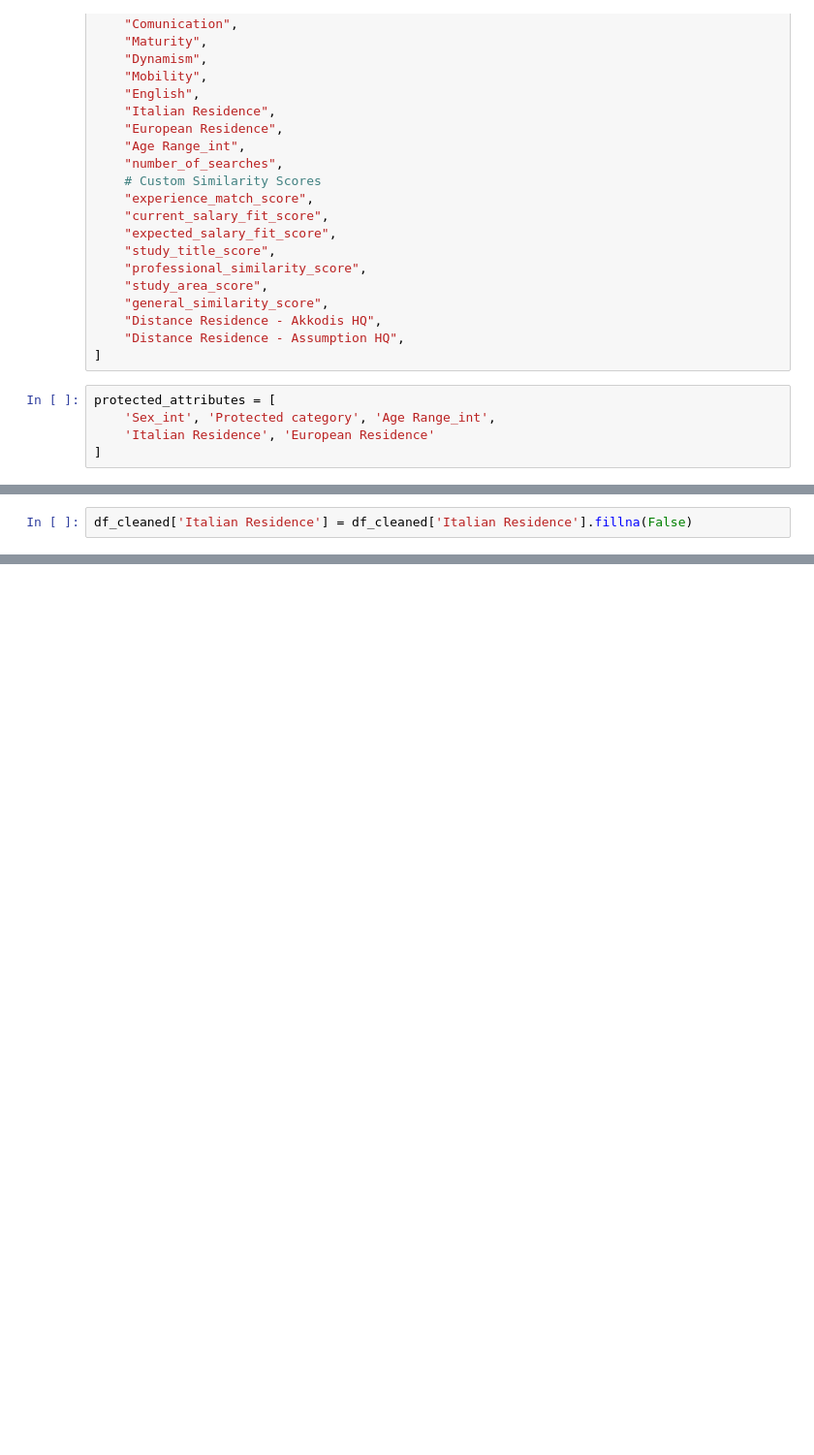
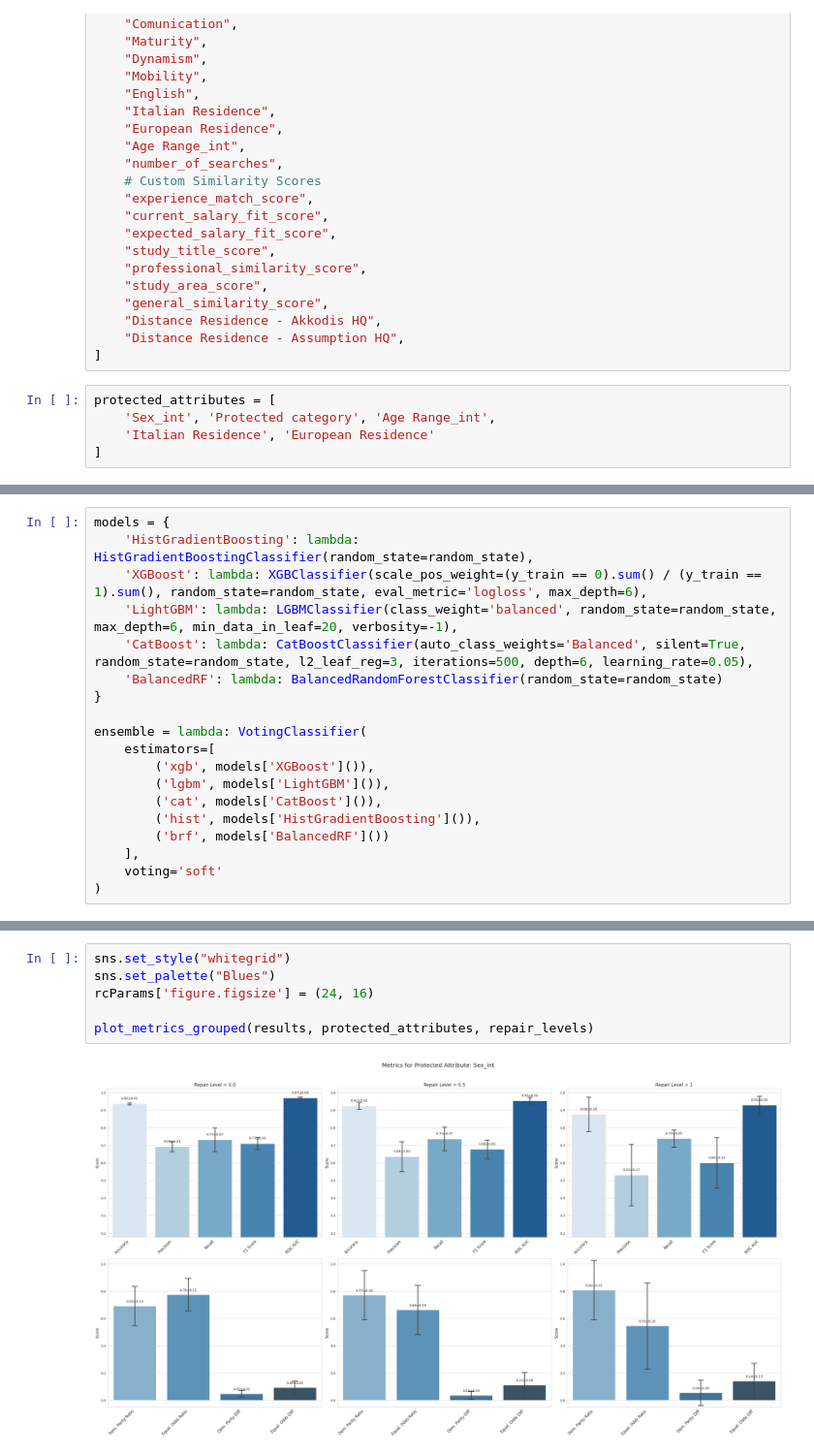
Before and after one commit to lyudmilstamenov/ethics_in_ai_unibo, a Jupyter notebook: src/preprocessing_mitigation_techniques.ipynb, the cells around one changed output, grey strips where cells are left out. Shown at 97% size. Drawn from its saved outputs; the diff is of its cells as text; blank space fills up the shorter version.

```diff
--- a/src/preprocessing_mitigation_techniques.ipynb
+++ b/src/preprocessing_mitigation_techniques.ipynb
@@ -114,2 +82,0 @@ set(df_cleaned['Italian Residence'])
-# %%
-df_cleaned['Italian Residence'] = df_cleaned['Italian Residence'].fillna(False)
@@ -243,0 +85,19 @@ lightgbm_model.fit(X_res, y_res)
+# %%
+models = {
+    'HistGradientBoosting': lambda: HistGradientBoostingClassifier(random_state=random_state),
+    'XGBoost': lambda: XGBClassifier(scale_pos_weight=(y_train == 0).sum() / (y_train == 1).sum(), random_state=random_state, eval_metric='logloss', max_depth=6),
+    'LightGBM': lambda: LGBMClassifier(class_weight='balanced', random_state=random_state, max_depth=6, min_data_in_leaf=20, verbosity=-1),
+    'CatBoost': lambda: CatBoostClassifier(auto_class_weights='Balanced', silent=True, random_state=random_state, l2_leaf_reg=3, iterations=500, depth=6, learning_rate=0.05),
+    'BalancedRF': lambda: BalancedRandomForestClassifier(random_state=random_state)
+}
+
+ensemble = lambda: VotingClassifier(
+    estimators=[
+        ('xgb', models['XGBoost']()),
+        ('lgbm', models['LightGBM']()),
+        ('cat', models['CatBoost']()),
+        ('hist', models['HistGradientBoosting']()),
+        ('brf', models['BalancedRF']())
+    ],
+    voting='soft'
+)
@@ -243,0 +221,8 @@ lightgbm_model.fit(X_res, y_res)
+# %%
+sns.set_style("whitegrid")
+sns.set_palette("Blues")
+rcParams['figure.figsize'] = (24, 16)
+
+plot_metrics_grouped(results, protected_attributes, repair_levels)
+# %% [output]
+[figure, added]
```
Also changed, not shown: parts of 15 cells of this notebook, 13 other files.
